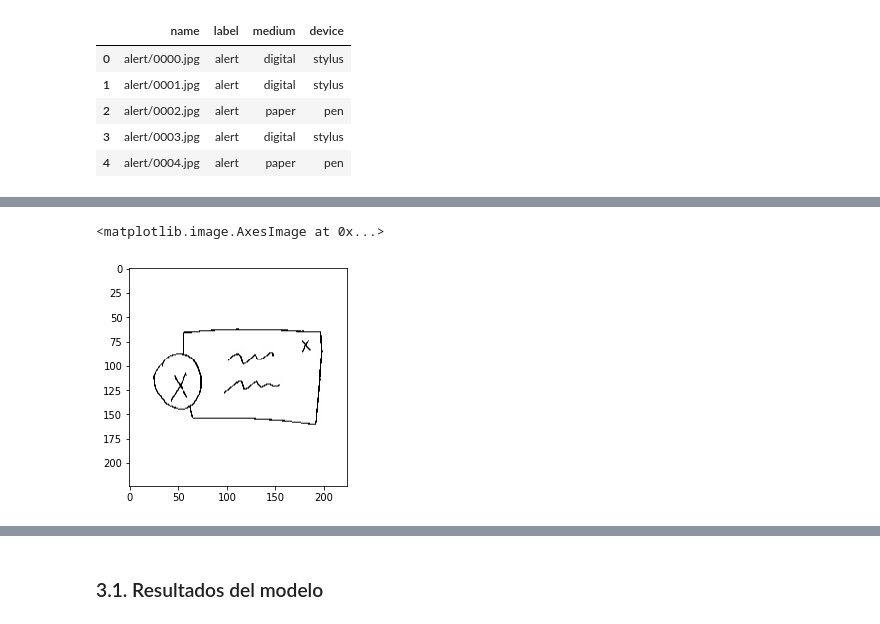
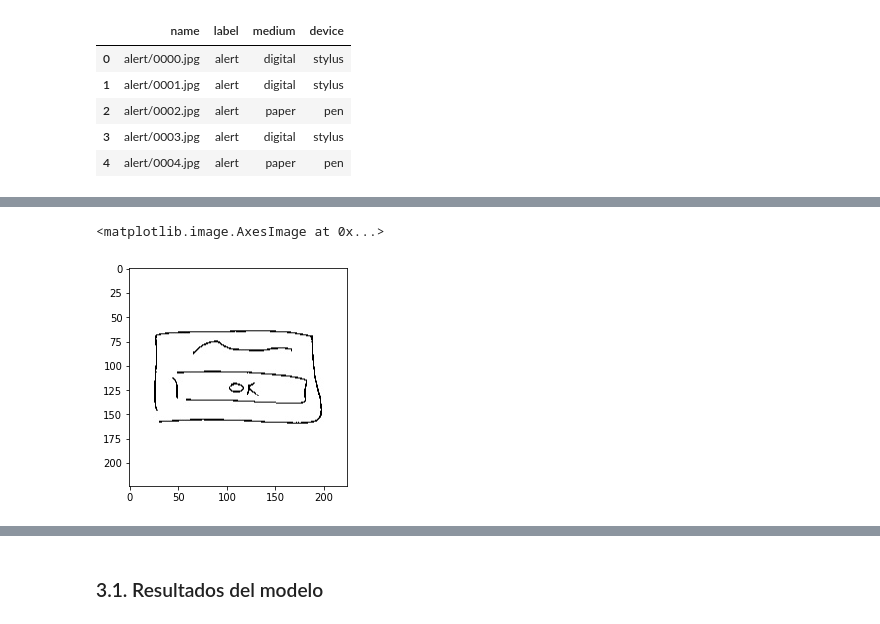
Before and after one commit to Carhuacusma/CC71_Machine_Learning_2021-2, a Jupyter notebook: TF.ipynb, the cells around one changed output, grey strips where cells are left out. Saved outputs shown, nothing was run; the diff lists cells and outputs as text; code cells hidden in the pictures.

```diff
--- a/TF.ipynb
+++ b/TF.ipynb
@@ -86,6 +105,6 @@ data_labels['label'].value_counts().plot.bar()
 # %%
-plt.imshow(imgs[4])
+plt.imshow(imgs[2]) # Paper
 # %% [output]
 <matplotlib.image.AxesImage at 0x...>
-[figure, old version]
+[figure, new version]
 # %%
```
Also changed, not shown: parts of 9 cells of this notebook.
